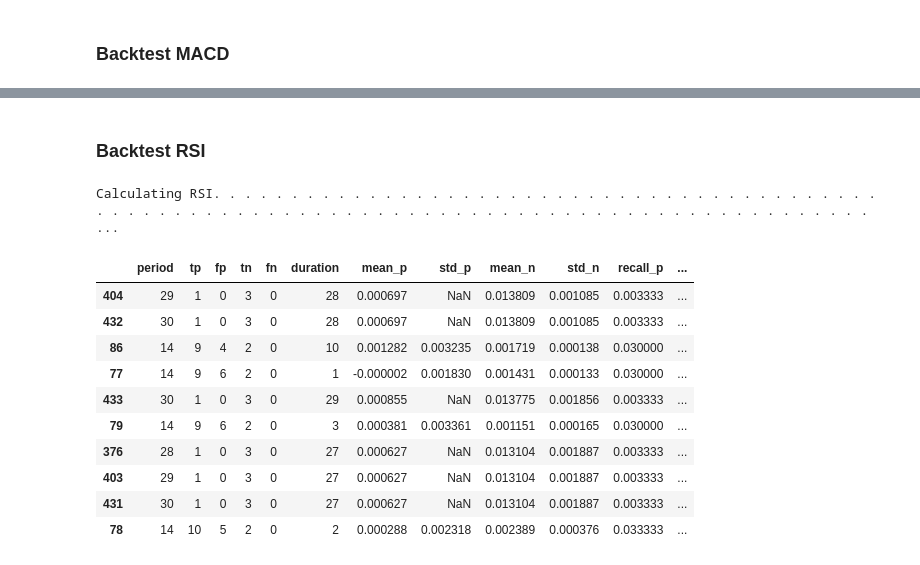
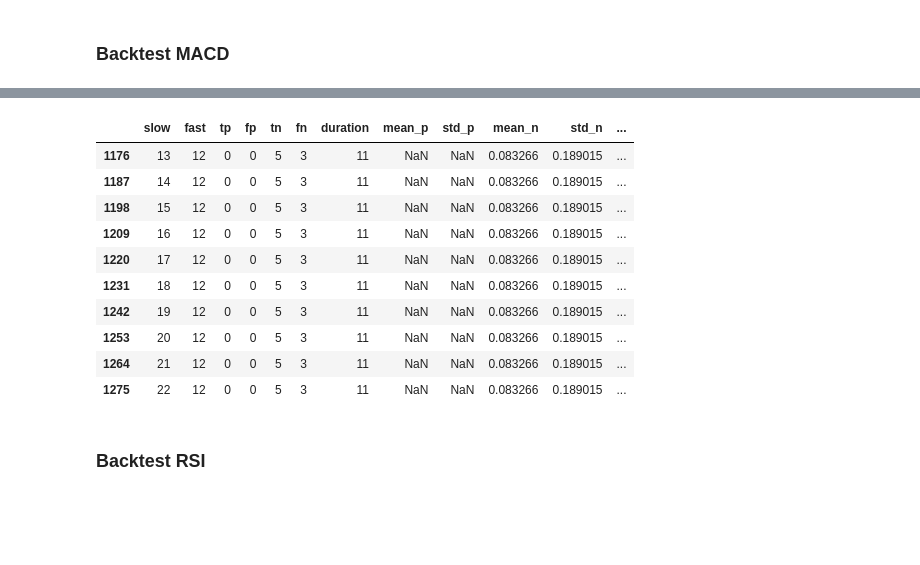
Before and after one commit to hiepsikien/TraderRobot, a Jupyter notebook: project/test_ta_backtest.ipynb, the cells around one changed output, grey strips where cells are left out. Drawn from its saved outputs; the diff is of its cells as text; code cells hidden in the pictures; blank space fills up the shorter version.

```diff
--- a/project/test_ta_backtest.ipynb
+++ b/project/test_ta_backtest.ipynb
@@ -15,4 +22,16 @@ df = tb.backtest_macd_combination(df=h1,n_last=100)
 # %%
-df.nlargest(10,"precise_n")
+df.nlargest(10,"sharpe_n")
+# %% [output]
+|  | slow | fast | tp | fp | tn | fn | duration | mean_p | std_p | mean_n | std_n | ... |
+| 1176 | 13 | 12 | 0 | 0 | 5 | 3 | 11 | NaN | NaN | 0.083266 | 0.189015 | ... |
+| 1187 | 14 | 12 | 0 | 0 | 5 | 3 | 11 | NaN | NaN | 0.083266 | 0.189015 | ... |
+| 1198 | 15 | 12 | 0 | 0 | 5 | 3 | 11 | NaN | NaN | 0.083266 | 0.189015 | ... |
+| 1209 | 16 | 12 | 0 | 0 | 5 | 3 | 11 | NaN | NaN | 0.083266 | 0.189015 | ... |
+| 1220 | 17 | 12 | 0 | 0 | 5 | 3 | 11 | NaN | NaN | 0.083266 | 0.189015 | ... |
+| 1231 | 18 | 12 | 0 | 0 | 5 | 3 | 11 | NaN | NaN | 0.083266 | 0.189015 | ... |
+| 1242 | 19 | 12 | 0 | 0 | 5 | 3 | 11 | NaN | NaN | 0.083266 | 0.189015 | ... |
+| 1253 | 20 | 12 | 0 | 0 | 5 | 3 | 11 | NaN | NaN | 0.083266 | 0.189015 | ... |
+| 1264 | 21 | 12 | 0 | 0 | 5 | 3 | 11 | NaN | NaN | 0.083266 | 0.189015 | ... |
+| 1275 | 22 | 12 | 0 | 0 | 5 | 3 | 11 | NaN | NaN | 0.083266 | 0.189015 | ... |
 # %% [markdown]
 ### Backtest RSI
@@ -21,18 +38,4 @@ df = tb.rsi_backtest(data=h1,n_last=1000,period=14)
 # %%
-df = tb.backtest_rsi_combination(df=m15,n_last=300,period_min=3,period_max=30)
+df = tb.backtest_rsi_combination(df=m15,n_last=5000,period_min=3,period_max=30)
-# %% [output]
-Calculating RSI. . . . . . . . . . . . . . . . . . . . . . . . . . . . . . . . . . . . . . . . . . . . . . . . . . . . . . . . . . . . . . . . . . . . . . . . . . . . . . . . . . . . . . . . . . . . . ...
 # %%
-df.nlargest(10,"sharpe_n")
+df.nlargest(10,"acc")
-# %% [output]
-|  | period | tp | fp | tn | fn | duration | mean_p | std_p | mean_n | std_n | recall_p | ... |
-| 404 | 29 | 1 | 0 | 3 | 0 | 28 | 0.000697 | NaN | 0.013809 | 0.001085 | 0.003333 | ... |
-| 432 | 30 | 1 | 0 | 3 | 0 | 28 | 0.000697 | NaN | 0.013809 | 0.001085 | 0.003333 | ... |
-| 86 | 14 | 9 | 4 | 2 | 0 | 10 | 0.001282 | 0.003235 | 0.001719 | 0.000138 | 0.030000 | ... |
-| 77 | 14 | 9 | 6 | 2 | 0 | 1 | -0.000002 | 0.001830 | 0.001431 | 0.000133 | 0.030000 | ... |
-| 433 | 30 | 1 | 0 | 3 | 0 | 29 | 0.000855 | NaN | 0.013775 | 0.001856 | 0.003333 | ... |
-| 79 | 14 | 9 | 6 | 2 | 0 | 3 | 0.000381 | 0.003361 | 0.001151 | 0.000165 | 0.030000 | ... |
-| 376 | 28 | 1 | 0 | 3 | 0 | 27 | 0.000627 | NaN | 0.013104 | 0.001887 | 0.003333 | ... |
-| 403 | 29 | 1 | 0 | 3 | 0 | 27 | 0.000627 | NaN | 0.013104 | 0.001887 | 0.003333 | ... |
-| 431 | 30 | 1 | 0 | 3 | 0 | 27 | 0.000627 | NaN | 0.013104 | 0.001887 | 0.003333 | ... |
-| 78 | 14 | 10 | 5 | 2 | 0 | 2 | 0.000288 | 0.002318 | 0.002389 | 0.000376 | 0.033333 | ... |
```
Also changed, not shown: parts of 3 cells of this notebook, 18 other files.
